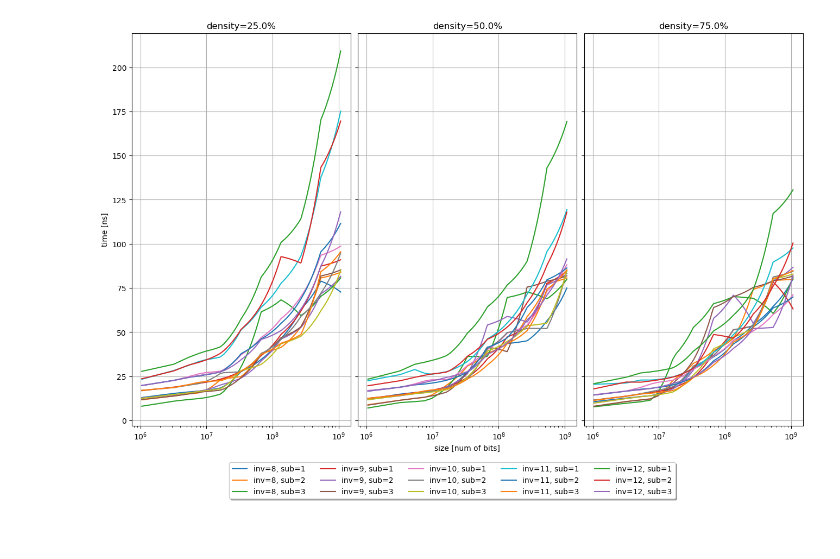
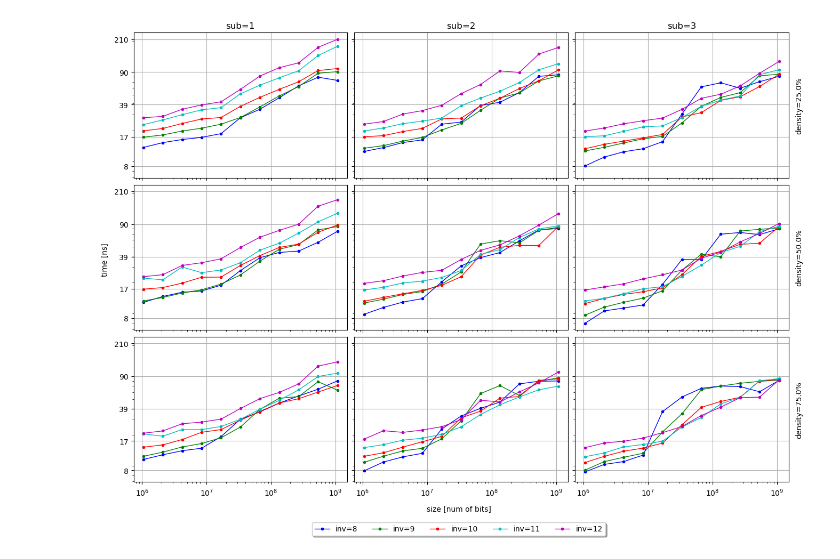
Before and after one commit to vigna/sux-rs, a Jupyter notebook: benches/plot-benches.ipynb, the cells around one changed output. Cells and saved outputs as stored; diff of their text form; code cells hidden in the pictures; blank space fills up the shorter version.

Commit message:
Made bench plots more readable

```diff
--- a/benches/plot-benches.ipynb
+++ b/benches/plot-benches.ipynb
@@ -36,27 +31,41 @@ for dir in os.listdir(base_path):
 
 benches_df = pd.DataFrame(benches_list).sort_values(by="size", ignore_index=True)
 # %%
+colors = ['b','g','r','c','m']
+
 num_of_densities = len(benches_df["dense"].unique())
-fig, ax = plt.subplots(1, num_of_densities, constrained_layout=True, sharex=True, sharey=True, squeeze=False)
-fig.set_size_inches(13, 8)
-ax[0, 1].set_xlabel("size [num of bits]")
-ax[0, 0].set_ylabel("time [ns]")
+num_of_sub_sizes = len(benches_df["sub"].unique())
+
+fig, ax = plt.subplots(num_of_sub_sizes, num_of_densities, constrained_layout=True, sharex=True, sharey=True, squeeze=False)
+fig.set_size_inches(13, 9)
+fig.text(0.5, -0.02, 'size [num of bits]', ha='center', va='center')
+fig.text(-0.01, 0.5, 'time [ns]', ha='center', va='center', rotation='vertical')
+
 
 for i, (name, group) in enumerate(benches_df.groupby(["dense"])):
-    for name1, group1 in group.groupby(["inv", "sub"]):
-        interp = interp1d(group1["size"], group1["mean"], kind=1)
-        X = np.linspace(group1["size"].min(), group1["size"].max(), 500)
-        Y = interp(X)
-        ax[0, i].plot(X, Y, label=f"inv={name1[0]}, sub={name1[1]}")
+    for j, (name1, group1) in enumerate(group.groupby(["inv"])):
+        for k, (name2, group2) in enumerate(group1.groupby(["sub"])):
+            ax[i, k].plot(group2["size"], group2["mean"], label=f"inv={name1[0]}",
+                          color=colors[j], marker="o", markersize=3, linewidth=1.0)
+            ax[i, k].grid(True)
 
-    ax[0, i].set_title(f"density={float(name[0])*100}%")
-    ax[0, i].set_xscale("log")
-    ax[0, i].grid(True)
-    #ax[0, i].set_yscale("log")
+            ax[0, k].set_title(f"sub={name2[0]}")
 
-handles, labels = ax[0, 0].get_legend_handles_labels()
-fig.legend(handles, labels, loc='upper center', bbox_to_anchor=(0.5, -0.01), fancybox=True, shadow=True, ncol=5)
+    ax[i, num_of_densities-1].text(1.05, 0.5, f"density={float(name[0])*100}%", ha='center',
+                                   va='center', rotation='vertical', transform=ax[i, num_of_densities-1].transAxes)
+
+ax[0,0].set_xscale("log")
+ax[0,0].set_yscale("log")
+
+means = np.sort(benches_df["mean"].unique())
+ticks = np.logspace(np.log10(means[0]), np.log10(means[-1]), num=5)
+ticks = list(map(lambda x: math.ceil(x), ticks))
+ax[0,0].set_yticks(ticks)
+ax[0,0].set_yticklabels(ticks)
+
+h1, l1 = ax[0, 0].get_legend_handles_labels()
+fig.legend(handles=h1, loc='upper center', bbox_to_anchor=(0.5, -0.04), fancybox=True, shadow=True, ncol=5)
 
 plt.show()
 # %% [output]
-[figure, old version]
+[figure, new version]
```
Also changed, not shown: parts of 3 cells of this notebook.
